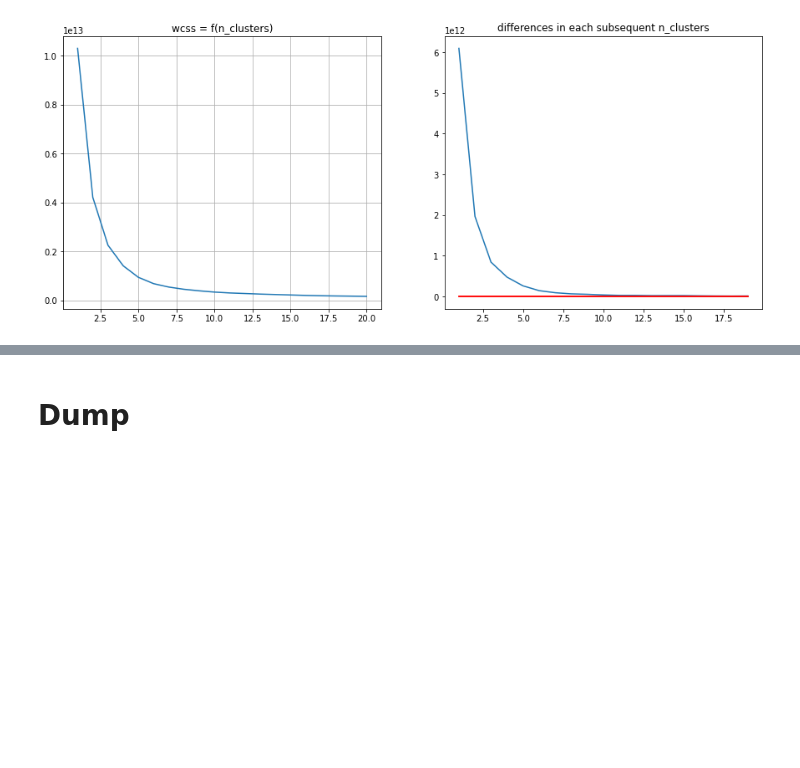
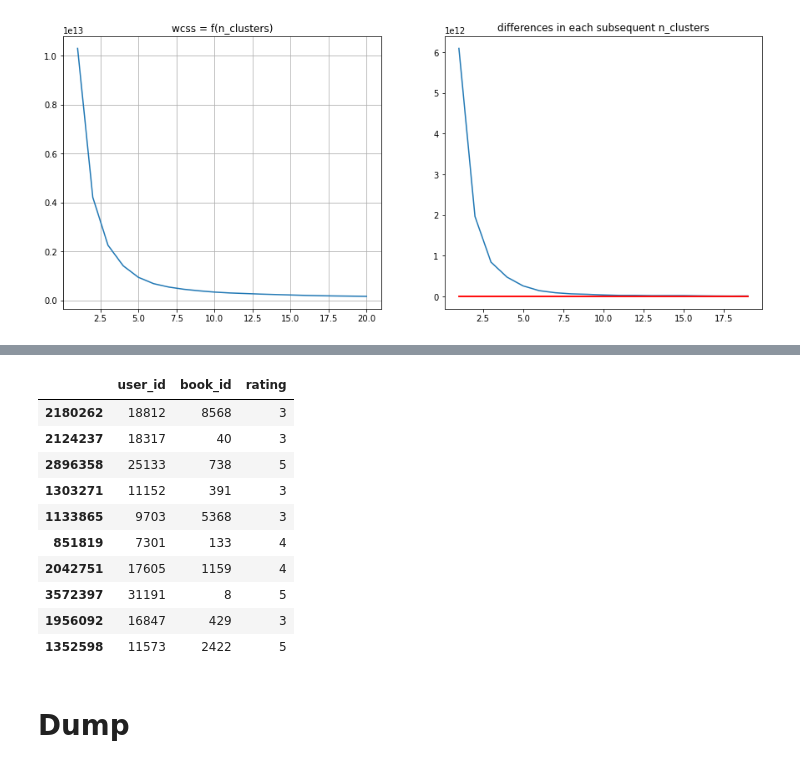
Before and after one commit to tjohanne42/books_recommandation, a Jupyter notebook: recommender_main_arthur.ipynb, the cells around one changed output, grey strips where cells are left out. Drawn from its saved outputs; the diff is of its cells as text; code cells hidden in the pictures; blank space fills up the shorter version.

```diff
--- a/recommender_main_arthur.ipynb
+++ b/recommender_main_arthur.ipynb
@@ -927,0 +976,17 @@ elbow_method.plot(500)
+# %%
+import pandas as pd
+import pymysql
+from sqlalchemy import create_engine
+from sqlalchemy_utils import database_exists, create_database
+
+# import csv into pandas
+
+df_r = pd.read_csv('databases/ratings.csv')
+df_r.sort_values(by="user_id", inplace=True, ignore_index=True)
+df_r = df_r.reset_index(drop=True)
+
+df_b = pd.read_csv('databases/books.csv')
+
+df_bt = pd.read_csv('databases/book_tags.csv')
+
+df_t = pd.read_csv('databases/tags.csv')
@@ -928,3 +1042,32 @@ elbow_method.plot(500)
+# %%
+# download dataframes from mysql
+
+hostname="localhost:3307"
+dbname="book_recommendation"
+uname="root"
+pwd="azerty"
+
+engine = create_engine(f"mysql+pymysql://{uname}:{pwd}@{hostname}/{dbname}")
+
+with engine.begin() as connection:
+    df_r_2 = pd.read_sql_table("ratings", connection)
+    df_b_2 = pd.read_sql_table("books", connection)
+    df_bt_2 = pd.read_sql_table("book_tags", connection)
+    df_t_2 = pd.read_sql_table("tags", connection)
+# %%
+df_r_2.sample(10)
+# %% [output]
+|  | user_id | book_id | rating |
+| 2180262 | 18812 | 8568 | 3 |
+| 2124237 | 18317 | 40 | 3 |
+| 2896358 | 25133 | 738 | 5 |
+| 1303271 | 11152 | 391 | 3 |
+| 1133865 | 9703 | 5368 | 3 |
+| 851819 | 7301 | 133 | 4 |
+| 2042751 | 17605 | 1159 | 4 |
+| 3572397 | 31191 | 8 | 5 |
+| 1956092 | 16847 | 429 | 3 |
+| 1352598 | 11573 | 2422 | 5 |
 # %% [markdown]
 # Dump
 # %%
```
Also changed, not shown: parts of 8 cells of this notebook.
